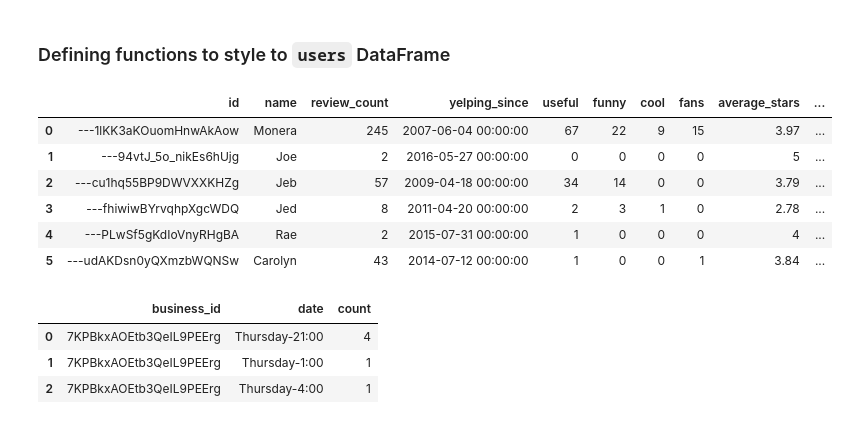
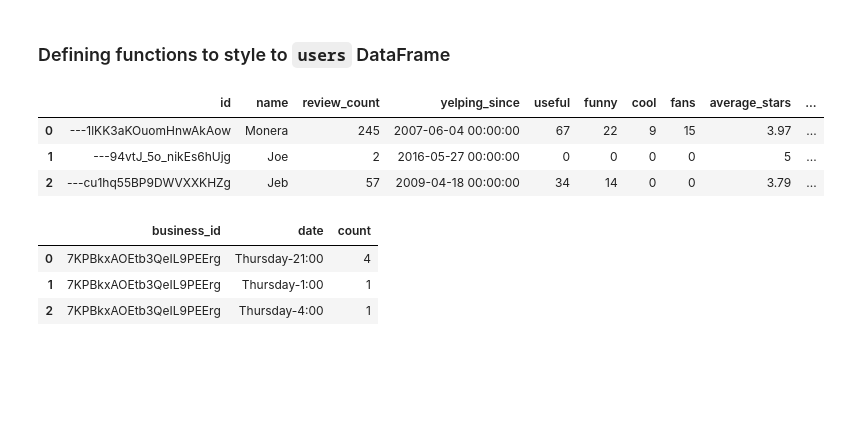
Before and after one commit to gravelcycles/yelp-dataset-challenge, a Jupyter notebook: Devin's EDA.ipynb, the cells around one changed output. Drawn from its saved outputs; the diff is of its cells as text; code cells hidden in the pictures; blank space fills up the shorter version.

```diff
--- a/Devin's EDA.ipynb
+++ b/Devin's EDA.ipynb
@@ -17,14 +17,11 @@ businesses = pd.read_sql_query("select * from business", conn)
 reviews = pd.read_sql_query("select * from review", conn)
 # %%
 users = pd.read_sql_query("select * from user", conn)
-users = users[:30]
 # %% [markdown]
 ### Defining functions to style to `users` DataFrame
 # %%
 def colorize(val):
-    '''
-    takes a cell value and returns
-    '''
+    ''' takes a cell value and returns '''
     if type(val) != int:
         return 'black'
     color = 'red' if val > 10 else 'black'
@@ -41,19 +38,16 @@ def highlight_max(s):
 # %%
 cm = sns.light_palette("green", as_cmap=True)
 
 # on df.style we can chain apply and applymap. applymap works columnwise, apply elementwise
-users[:6].style.\
+users[:3].style.\
     applymap(colorize).\
     apply(highlight_max).\
     background_gradient(cmap=cm)
 # %% [output]
 |  | id | name | review_count | yelping_since | useful | funny | cool | fans | average_stars | ... |
 | 0 | ---1lKK3aKOuomHnwAkAow | Monera | 245 | 2007-06-04 00:00:00 | 67 | 22 | 9 | 15 | 3.97 | ... |
 | 1 | ---94vtJ_5o_nikEs6hUjg | Joe | 2 | 2016-05-27 00:00:00 | 0 | 0 | 0 | 0 | 5 | ... |
 | 2 | ---cu1hq55BP9DWVXXKHZg | Jeb | 57 | 2009-04-18 00:00:00 | 34 | 14 | 0 | 0 | 3.79 | ... |
-| 3 | ---fhiwiwBYrvqhpXgcWDQ | Jed | 8 | 2011-04-20 00:00:00 | 2 | 3 | 1 | 0 | 2.78 | ... |
-| 4 | ---PLwSf5gKdIoVnyRHgBA | Rae | 2 | 2015-07-31 00:00:00 | 1 | 0 | 0 | 0 | 4 | ... |
-| 5 | ---udAKDsn0yQXmzbWQNSw | Carolyn | 43 | 2014-07-12 00:00:00 | 1 | 0 | 0 | 1 | 3.84 | ... |
 # %%
 # for i, business in businesses.iterrows():
 #     value = len(checkins.loc[checkins['business_id']==business['id']])
```
Also changed, not shown: parts of 19 cells of this notebook, 1 other file.
